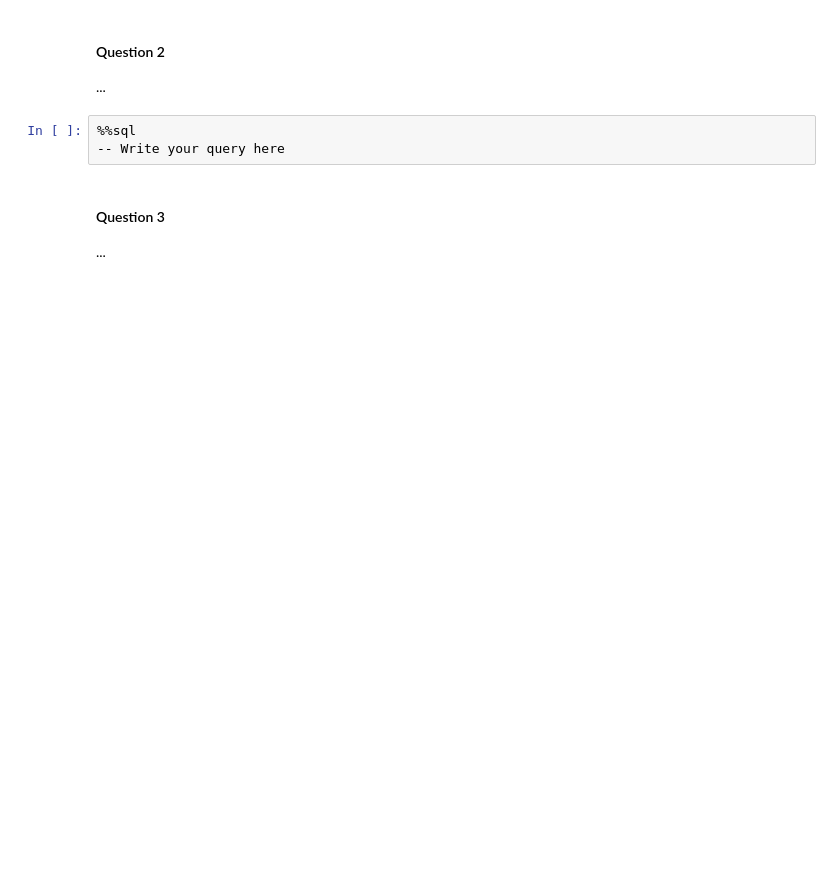
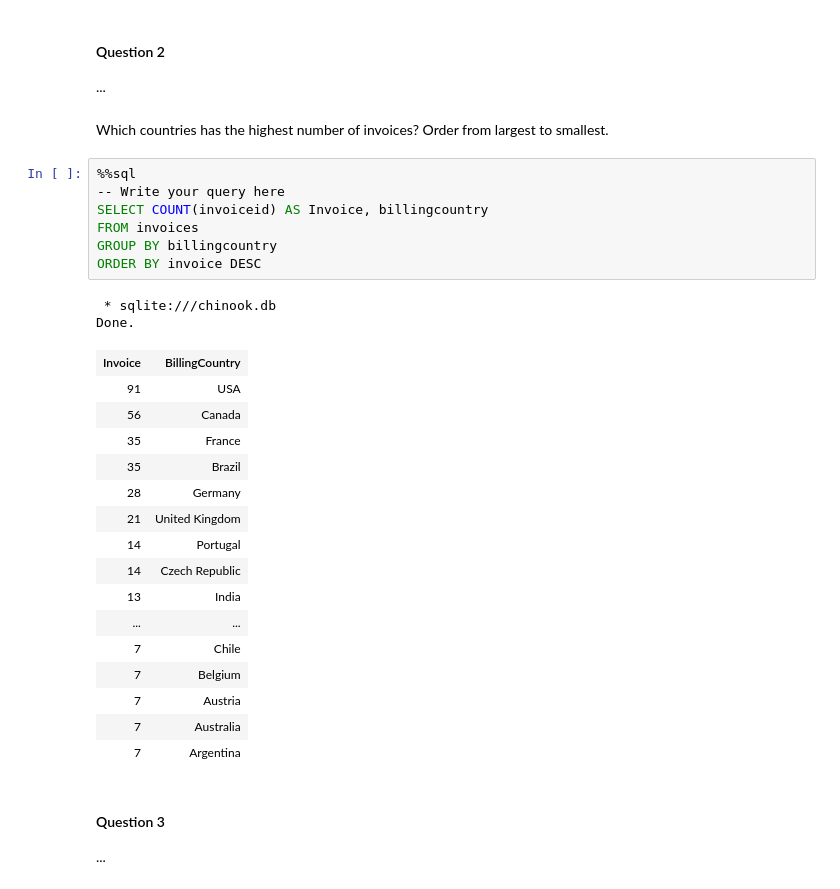
Before and after one commit to vungc/CSC330-Introduction-to-SQL-T6, a Jupyter notebook: Intro_to_SQL_2.ipynb, the cells around one changed output. Drawn from its saved outputs; the diff is of its cells as text; blank space fills up the shorter version.

```diff
--- a/Intro_to_SQL_2.ipynb
+++ b/Intro_to_SQL_2.ipynb
@@ -169,9 +185,34 @@ Please include the question your query is designed to answer.
 # %% [markdown]
 #### Question 2
 ...
+# %% [markdown]
+Which countries has the highest number of invoices? Order from largest to smallest.
 # %%
 %%sql
 -- Write your query here
+SELECT COUNT(invoiceid) AS Invoice, billingcountry
+FROM invoices
+GROUP BY billingcountry
+ORDER BY invoice DESC
+# %% [output]
+ * sqlite:///chinook.db
+Done.
+| Invoice | BillingCountry |
+| 91 | USA |
+| 56 | Canada |
+| 35 | France |
+| 35 | Brazil |
+| 28 | Germany |
+| 21 | United Kingdom |
+| 14 | Portugal |
+| 14 | Czech Republic |
+| 13 | India |
+| ... | ... |
+| 7 | Chile |
+| 7 | Belgium |
+| 7 | Austria |
+| 7 | Australia |
+| 7 | Argentina |
 # %% [markdown]
 #### Question 3
 ...
```
Also changed, not shown: parts of 6 cells of this notebook.
